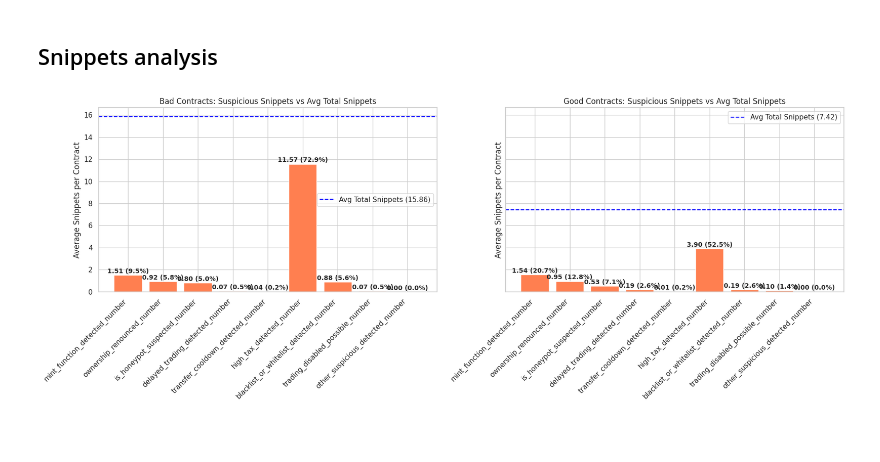
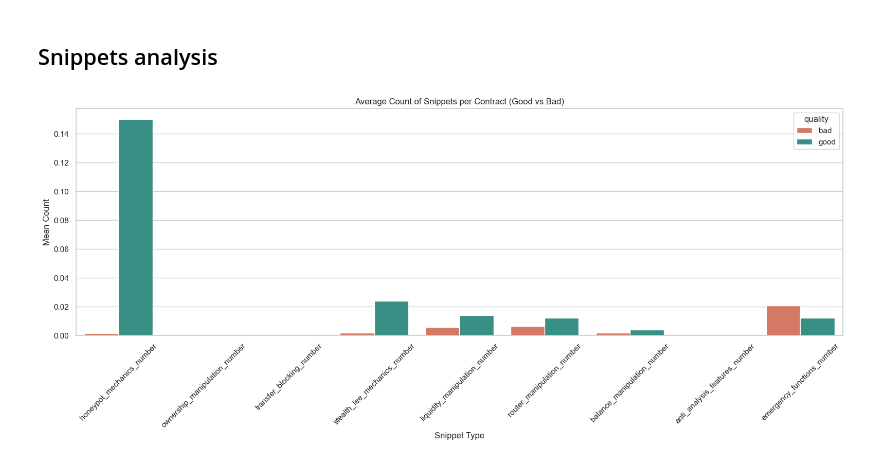
Before and after one commit to all-1807355/token-analyzer, a Jupyter notebook: data_analysis/contract_analysis.ipynb, the cells around one changed output. Saved outputs shown, nothing was run; the diff lists cells and outputs as text; code cells hidden in the pictures; blank space fills up the shorter version.

Commit message:
Updated contract analysis

```diff
--- a/data_analysis/contract_analysis.ipynb
+++ b/data_analysis/contract_analysis.ipynb
@@ -110,53 +202,66 @@ for col in bool_cols:
 # %%
 # Load data
 df_contract_bad = pd.read_csv("../csv_outputs/bad_tokens/master_contract.csv")
 df_contract_good = pd.read_csv("../csv_outputs/good_tokens/master_contract.csv")
 
-# Suspicious columns
-suspicious_cols = [
-    'mint_function_detected_number',
-    'ownership_renounced_number',
-    'is_honeypot_suspected_number',
-    'delayed_trading_detected_number',
-    'transfer_cooldown_detected_number',
-    'high_tax_detected_number',
-    'blacklist_or_whitelist_detected_number',
-    'trading_disabled_possible_number',
-    'other_suspicious_detected_number'
+# Snippet-related columns
+snippet_cols = [
+    'honeypot_mechanics_number',
+    'ownership_manipulation_number',
+    'transfer_blocking_number',
+    'stealth_fee_mechanics_number',
+    'liquidity_manipulation_number',
+    'router_manipulation_number',
+    'balance_manipulation_number',
+    'anti_analysis_features_number',
+    'emergency_functions_number'
 ]
 
-# Helper function to create each plot
-def plot_suspicious(df, title, ax):
-    avg_total_snippets = df['total_snippets'].mean()
-    avg_suspicious = df[suspicious_cols].mean()
-    percentages = (avg_suspicious / avg_total_snippets) * 100
+# Set seaborn theme
+sns.set_theme(style="whitegrid")
+plt.rcParams["figure.figsize"] = (14, 6)
 
-    bars = ax.bar(avg_suspicious.index, avg_suspicious.values, color='coral')
+# --------------- OPTION A: Mean Count per Contract ----------------
 
-    for i, bar in enumerate(bars):
-        height = bar.get_height()
-        label = f"{height:.2f} ({percentages[i]:.1f}%)"
-        ax.text(bar.get_x() + bar.get_width() / 2, height + 0.05,
-                label, ha='center', va='bottom', fontsize=10, fontweight='bold')
+mean_counts = df_all.groupby('quality')[snippet_cols].mean().T
+mean_counts = mean_counts.reset_index().rename(columns={'index': 'snippet'})
 
-    ax.axhline(avg_total_snippets, color='blue', linestyle='--',
-               label=f'Avg Total Snippets ({avg_total_snippets:.2f})')
+fig, ax = plt.subplots(figsize=(16, 7))
+sns.barplot(
+    data=mean_counts.melt(id_vars='snippet', var_name='quality', value_name='mean_count'),
+    x='snippet', y='mean_count', hue='quality', ax=ax,
+    palette=['#e76f51', '#2a9d8f']
+)
 
-    ax.set_title(title)
-    ax.set_ylabel('Average Snippets per Contract')
-    ax.set_xticklabels(avg_suspicious.index, rotation=45, ha='right')
-    ax.legend()
-
-# Create subplots
-fig, axes = plt.subplots(1, 2, figsize=(18, 7), sharey=True)
-
-# Plot for bad contracts
-plot_suspicious(df_contract_bad, 'Bad Contracts: Suspicious Snippets vs Avg Total Snippets', axes[0])
-
-# Plot for good contracts
-plot_suspicious(df_contract_good, 'Good Contracts: Suspicious Snippets vs Avg Total Snippets', axes[1])
-
+ax.set_title("Average Count of Snippets per Contract (Good vs Bad)")
+ax.set_ylabel("Mean Count")
+ax.set_xlabel("Snippet Type")
+ax.tick_params(axis='x', rotation=45)
 plt.tight_layout()
 plt.show()
+
+# --------------- OPTION B: Presence Rate per Contract ----------------
+
+presence_df = df_all.copy()
+for col in snippet_cols:
+    presence_df[col] = presence_df[col].fillna(0)
+    presence_df[col] = (presence_df[col] > 0).astype(int)
+
+presence_rate = presence_df.groupby('quality')[snippet_cols].mean().T * 100
+presence_rate = presence_rate.reset_index().rename(columns={'index': 'snippet'})
+
+fig, ax = plt.subplots(figsize=(16, 7))
+sns.barplot(
+    data=presence_rate.melt(id_vars='snippet', var_name='quality', value_name='presence_pct'),
+    x='snippet', y='presence_pct', hue='quality', ax=ax,
+    palette=['#e76f51', '#2a9d8f']
+)
+
+ax.set_title("Percentage of Contracts Containing Each Snippet (Good vs Bad)")
+ax.set_ylabel("% of Contracts with Snippet")
+ax.set_xlabel("Snippet Type")
+ax.tick_params(axis='x', rotation=45)
+plt.tight_layout()
+plt.show()
 # %% [output]
-[figure, old version]
+[figure, new version]
```
Also changed, not shown: parts of 7 cells of this notebook, 6 other files.
